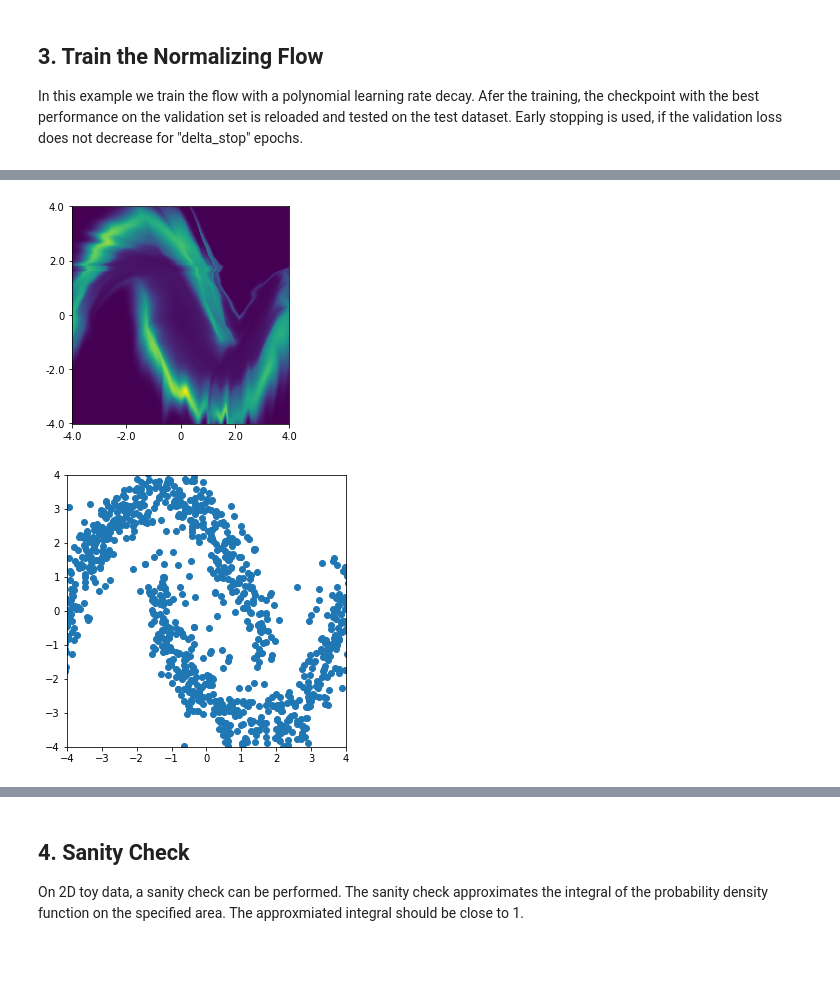
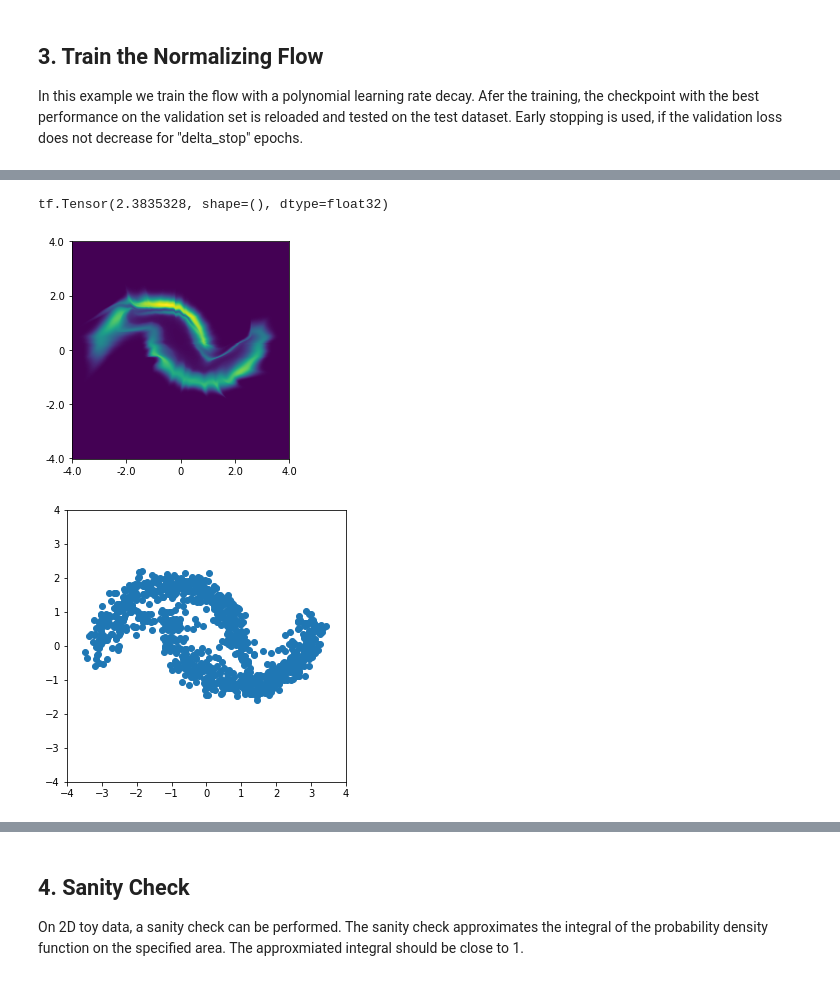
Before and after one commit to mmsbrggr/normalizing-flows, a Jupyter notebook: moons_training_maf.ipynb, the cells around one changed output, grey strips where cells are left out. Saved outputs shown, nothing was run; the diff lists cells and outputs as text; code cells hidden in the pictures.

```diff
--- a/moons_training_maf.ipynb
+++ b/moons_training_maf.ipynb
@@ -154,20 +155,24 @@ ValueError: in user code:
 # %%
-# load best model with min validation loss
+# Reload best model
+flow = create_flow(training=False)
+checkpoint = tf.train.Checkpoint(model=flow)
 checkpoint.restore(checkpoint_prefix)
 
 # perform on test dataset
 t_start = time.time()
-test_loss = nll(maf, test_data)
+test_loss = -tf.reduce_mean(flow.log_prob(test_data))
 test_time = time.time() - t_start
+print(test_loss)
 
 # plot density estimation of the best model
-plot_heatmap_2d(maf, -4.0, 4.0, -4.0, 4.0, mesh_count=200, name=None)  # to save the image, specify a directory as name
+plot_heatmap_2d(flow, -4.0, 4.0, -4.0, 4.0, mesh_count=200, name=None)  # to save the image, specify a directory as name
 
 # plot samples of the best model
-plot_samples_2d(maf.sample(1000), name=None)  # to save the image, specify a directory as name
+plot_samples_2d(flow.sample(1000), name=None)  # to save the image, specify a directory as name
 # %% [output]
+tf.Tensor(2.3835328, shape=(), dtype=float32)
-[figure, old version]
+[figure, new version]
-[figure, old version]
+[figure, new version]
 # %%
 # plot train and validation loss curve
 plt.plot(global_step, train_losses, label="train loss")
```
Also changed, not shown: parts of 9 cells of this notebook.
